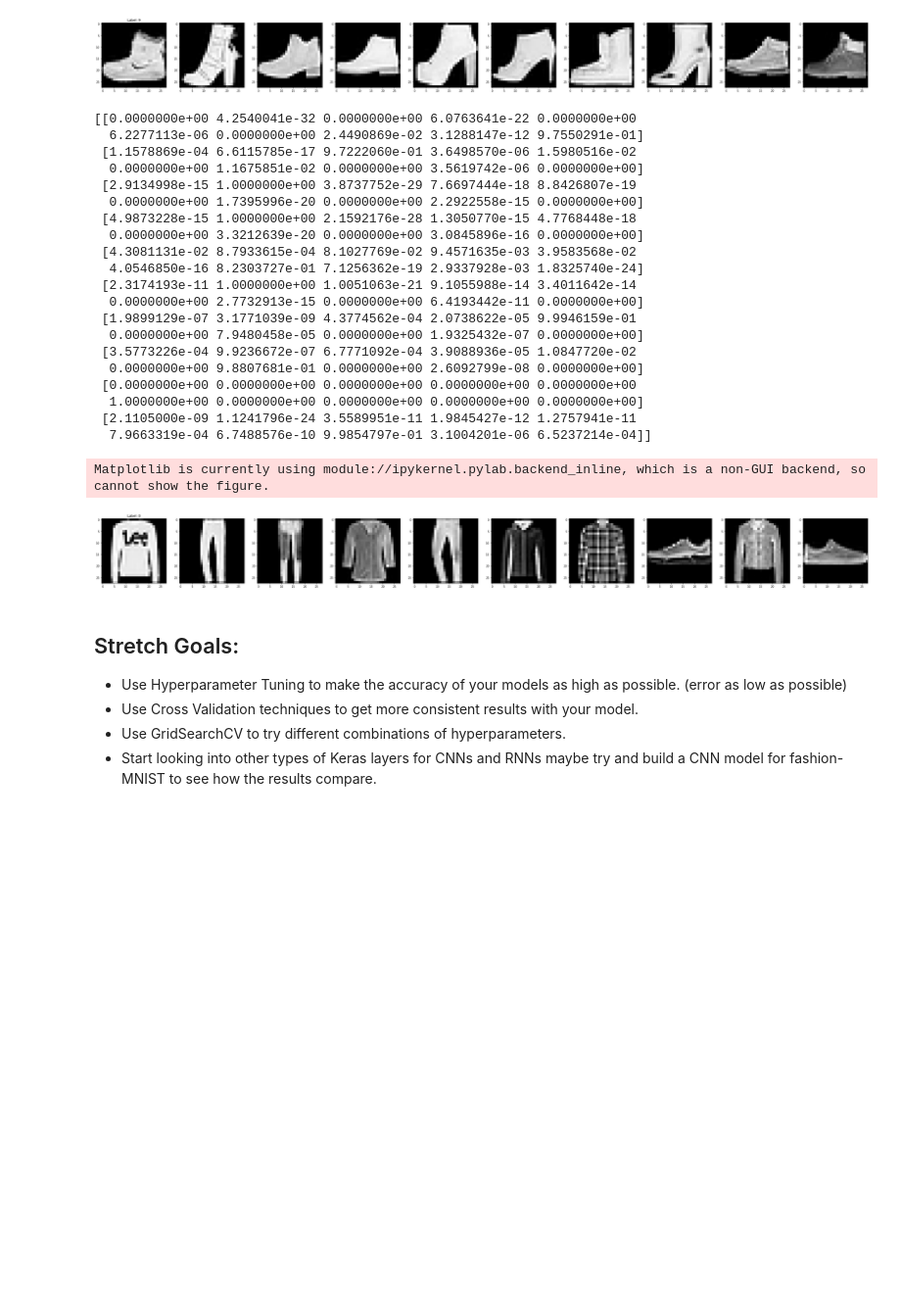
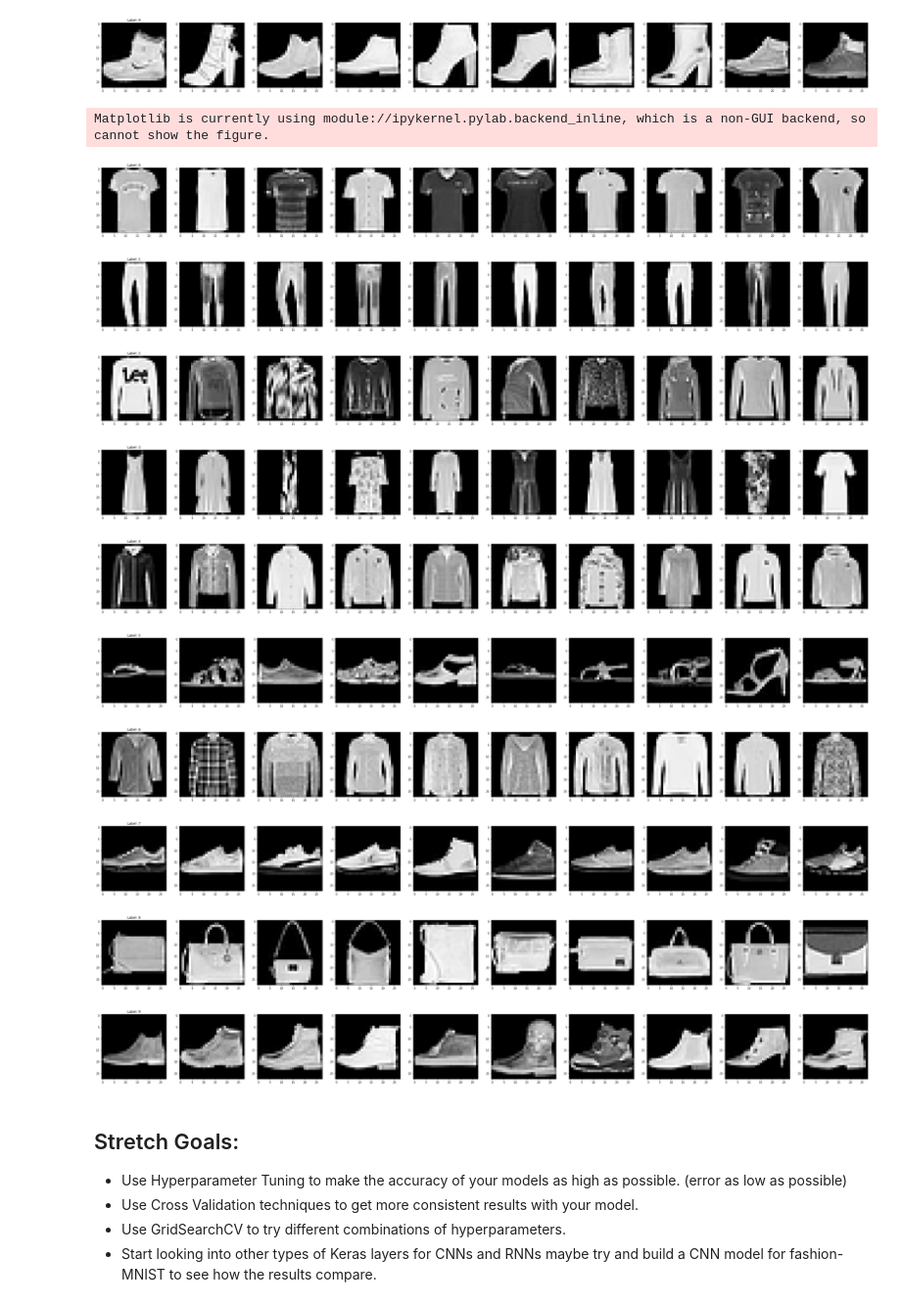
Before and after one commit to ekoly/DS-Unit-4-Sprint-2-Neural-Networks, a Jupyter notebook: module3-Intro-to-Keras/LS_DS_423_Keras_Assignment.ipynb, the cells around one changed output. Shown at 98% size. Cells and saved outputs as stored; diff of their text form; code cells hidden in the pictures; blank space fills up the shorter version.

Commit message:
visualizations

```diff
--- a/module3-Intro-to-Keras/LS_DS_423_Keras_Assignment.ipynb
+++ b/module3-Intro-to-Keras/LS_DS_423_Keras_Assignment.ipynb
@@ -293,39 +293,26 @@ Matplotlib is currently using module://ipykernel.pylab.backend_inline, which is
 # %%
 pred_test = mnist_model.predict(X_test.reshape(X_test.shape[0], X_test.shape[1]*X_test.shape[2]))
 
-print(pred_test[:10])
-
 for n in range(10):
-    samples = [sample for sample, label in zip(X_test, pred_test) if label[n] > 0][:10]
+    samples = [sample for sample, label in zip(X_test, pred_test) if label[n] > 0.5][:10]
 
     fig, axes = plt.subplots(ncols=10, figsize=(50, 5))
     for sample, ax in zip(samples, axes):
         ax.imshow(sample, "gray")
     axes[0].set_title(f"Label: {n}")
     fig.show()
 # %% [output]
-[[0.0000000e+00 4.2540041e-32 0.0000000e+00 6.0763641e-22 0.0000000e+00
-  6.2277113e-06 0.0000000e+00 2.4490869e-02 3.1288147e-12 9.7550291e-01]
- [1.1578869e-04 6.6115785e-17 9.7222060e-01 3.6498570e-06 1.5980516e-02
-  0.0000000e+00 1.1675851e-02 0.0000000e+00 3.5619742e-06 0.0000000e+00]
- [2.9134998e-15 1.0000000e+00 3.8737752e-29 7.6697444e-18 8.8426807e-19
-  0.0000000e+00 1.7395996e-20 0.0000000e+00 2.2922558e-15 0.0000000e+00]
- [4.9873228e-15 1.0000000e+00 2.1592176e-28 1.3050770e-15 4.7768448e-18
-  0.0000000e+00 3.3212639e-20 0.0000000e+00 3.0845896e-16 0.0000000e+00]
- [4.3081131e-02 8.7933615e-04 8.1027769e-02 9.4571635e-03 3.9583568e-02
-  4.0546850e-16 8.2303727e-01 7.1256362e-19 2.9337928e-03 1.8325740e-24]
- [2.3174193e-11 1.0000000e+00 1.0051063e-21 9.1055988e-14 3.4011642e-14
-  0.0000000e+00 2.7732913e-15 0.0000000e+00 6.4193442e-11 0.0000000e+00]
- [1.9899129e-07 3.1771039e-09 4.3774562e-04 2.0738622e-05 9.9946159e-01
-  0.0000000e+00 7.9480458e-05 0.0000000e+00 1.9325432e-07 0.0000000e+00]
- [3.5773226e-04 9.9236672e-07 6.7771092e-04 3.9088936e-05 1.0847720e-02
-  0.0000000e+00 9.8807681e-01 0.0000000e+00 2.6092799e-08 0.0000000e+00]
- [0.0000000e+00 0.0000000e+00 0.0000000e+00 0.0000000e+00 0.0000000e+00
-  1.0000000e+00 0.0000000e+00 0.0000000e+00 0.0000000e+00 0.0000000e+00]
- [2.1105000e-09 1.1241796e-24 3.5589951e-11 1.9845427e-12 1.2757941e-11
-  7.9663319e-04 6.7488576e-10 9.9854797e-01 3.1004201e-06 6.5237214e-04]]
+Matplotlib is currently using module://ipykernel.pylab.backend_inline, which is a non-GUI backend, so cannot show the figure.
-Matplotlib is currently using module://ipykernel.pylab.backend_inline, which is a non-GUI backend, so cannot show the figure.
-[figure, old version]
+[figure, new version]
+[figure, added]
+[figure, added]
+[figure, added]
+[figure, added]
+[figure, added]
+[figure, added]
+[figure, added]
+[figure, added]
+[figure, added]
 # %% [markdown]
 ## Stretch Goals:
 
```
